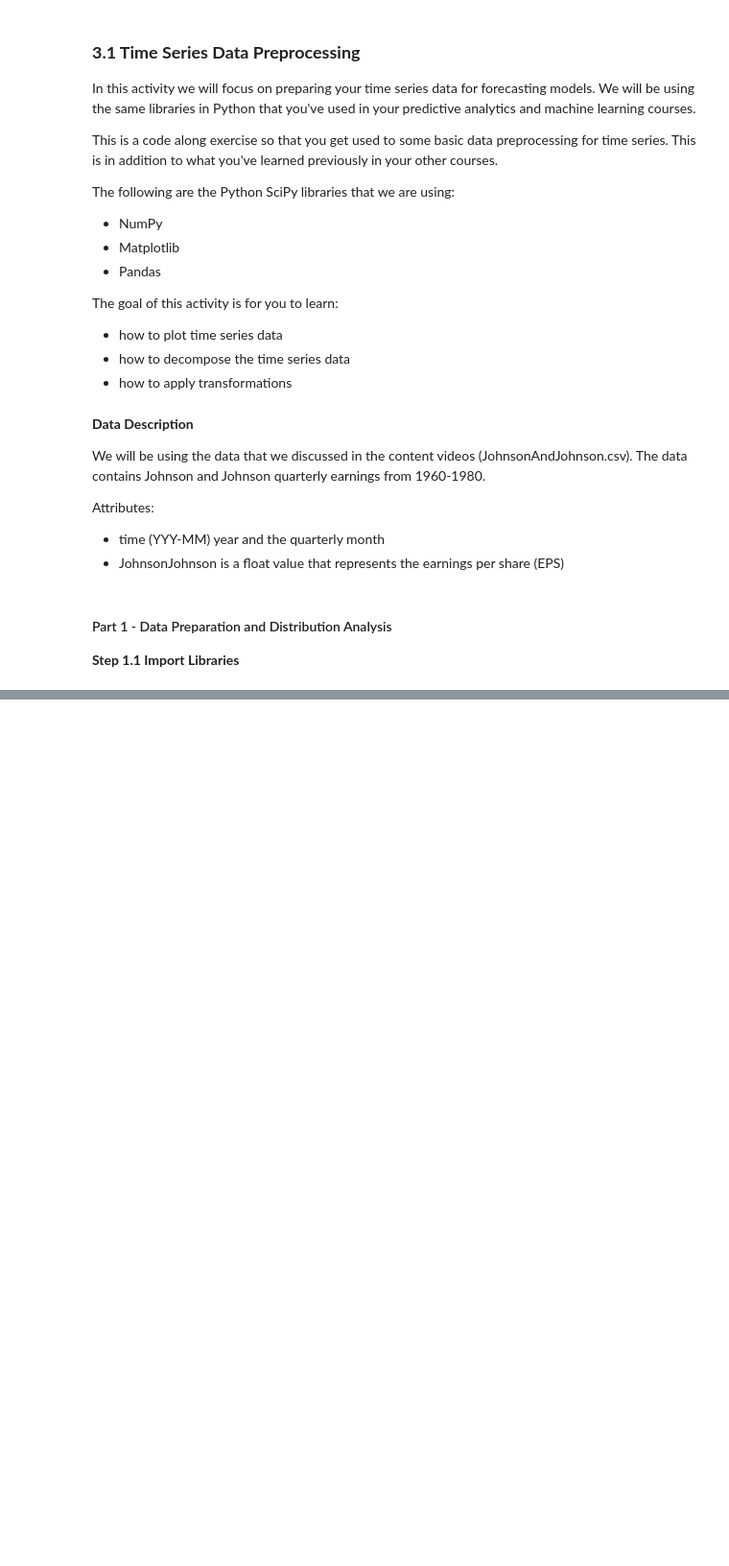
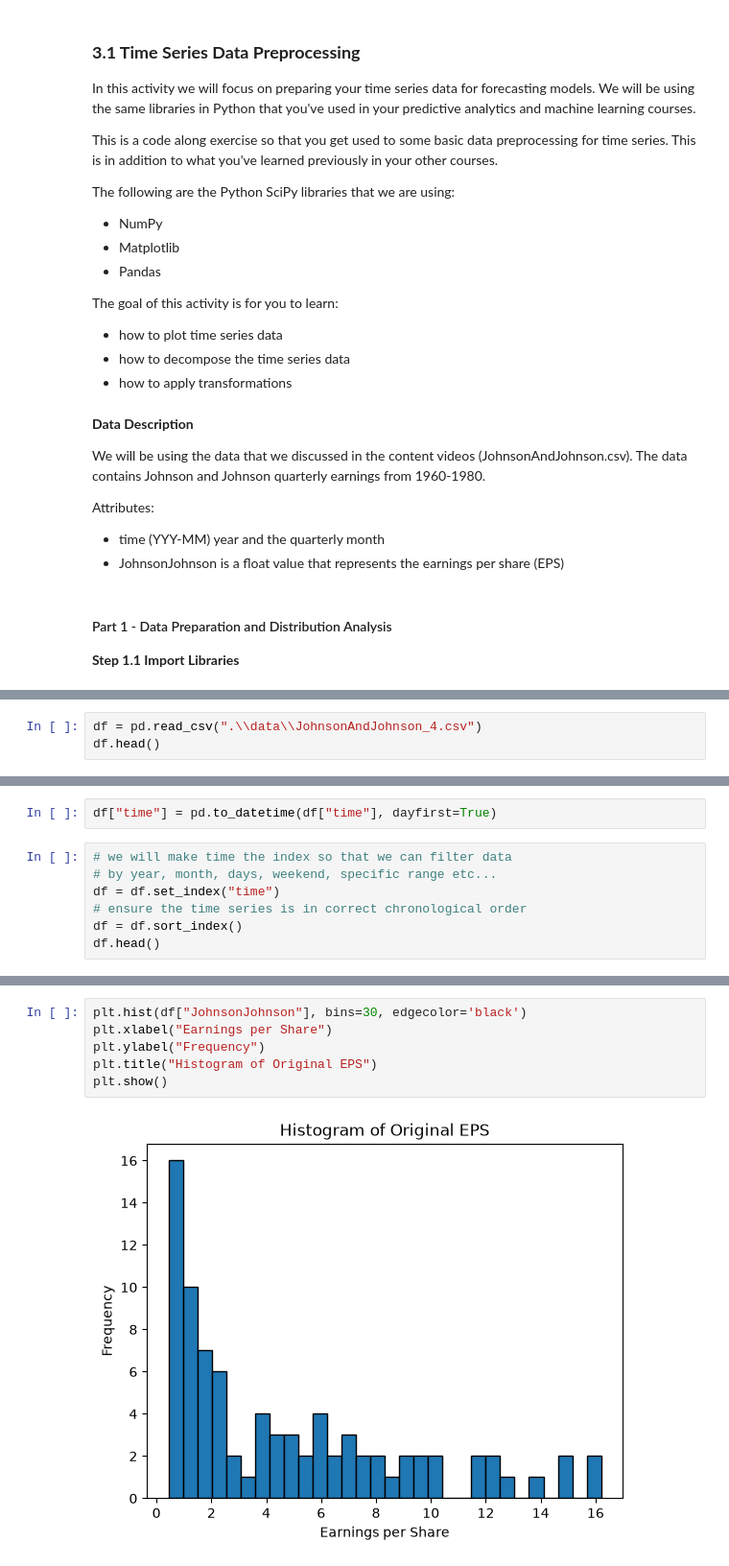
Before and after one commit to michaelhudson2205/INFO3022_Practicals, a Jupyter notebook: P3_1_Data_Processing.ipynb, the cells around one changed output, grey strips where cells are left out. Shown at 96% size. Saved outputs shown, nothing was run; the diff lists cells and outputs as text; blank space fills up the shorter version.

```diff
--- a/P3_1_Data_Processing.ipynb
+++ b/P3_1_Data_Processing.ipynb
@@ -33,0 +40,3 @@ from matplotlib.ticker import StrMethodFormatter
+# %%
+df = pd.read_csv(".\\data\\JohnsonAndJohnson_4.csv")
+df.head()
@@ -33,0 +70,9 @@ from matplotlib.ticker import StrMethodFormatter
+# %%
+df["time"] = pd.to_datetime(df["time"], dayfirst=True)
+# %%
+# we will make time the index so that we can filter data
+# by year, month, days, weekend, specific range etc...
+df = df.set_index("time")
+# ensure the time series is in correct chronological order
+df = df.sort_index()
+df.head()
@@ -33,0 +144,8 @@ from matplotlib.ticker import StrMethodFormatter
+# %%
+plt.hist(df["JohnsonJohnson"], bins=30, edgecolor='black')
+plt.xlabel("Earnings per Share")
+plt.ylabel("Frequency")
+plt.title("Histogram of Original EPS")
+plt.show()
+# %% [output]
+[figure, added]
```
Also changed, not shown: parts of 19 cells of this notebook.
